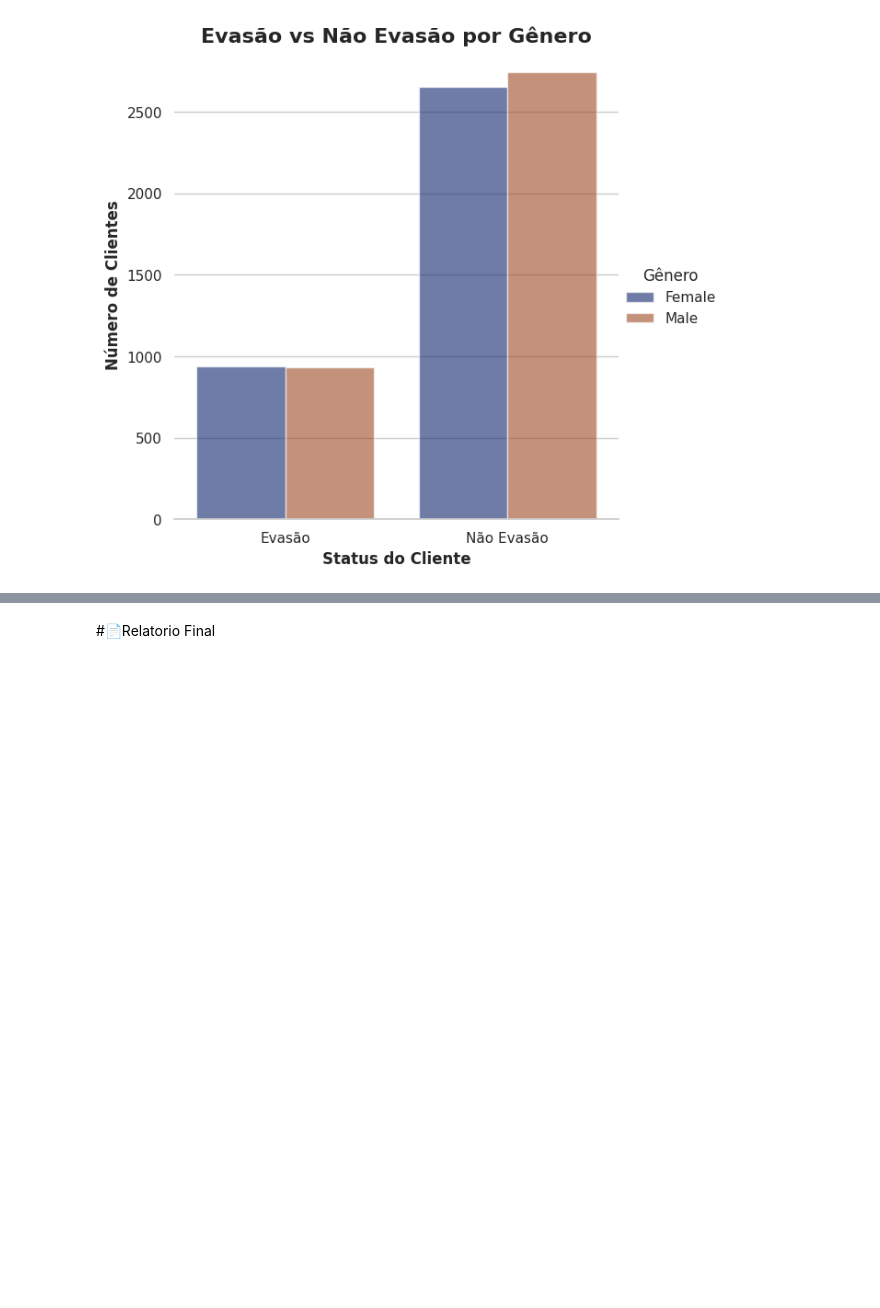
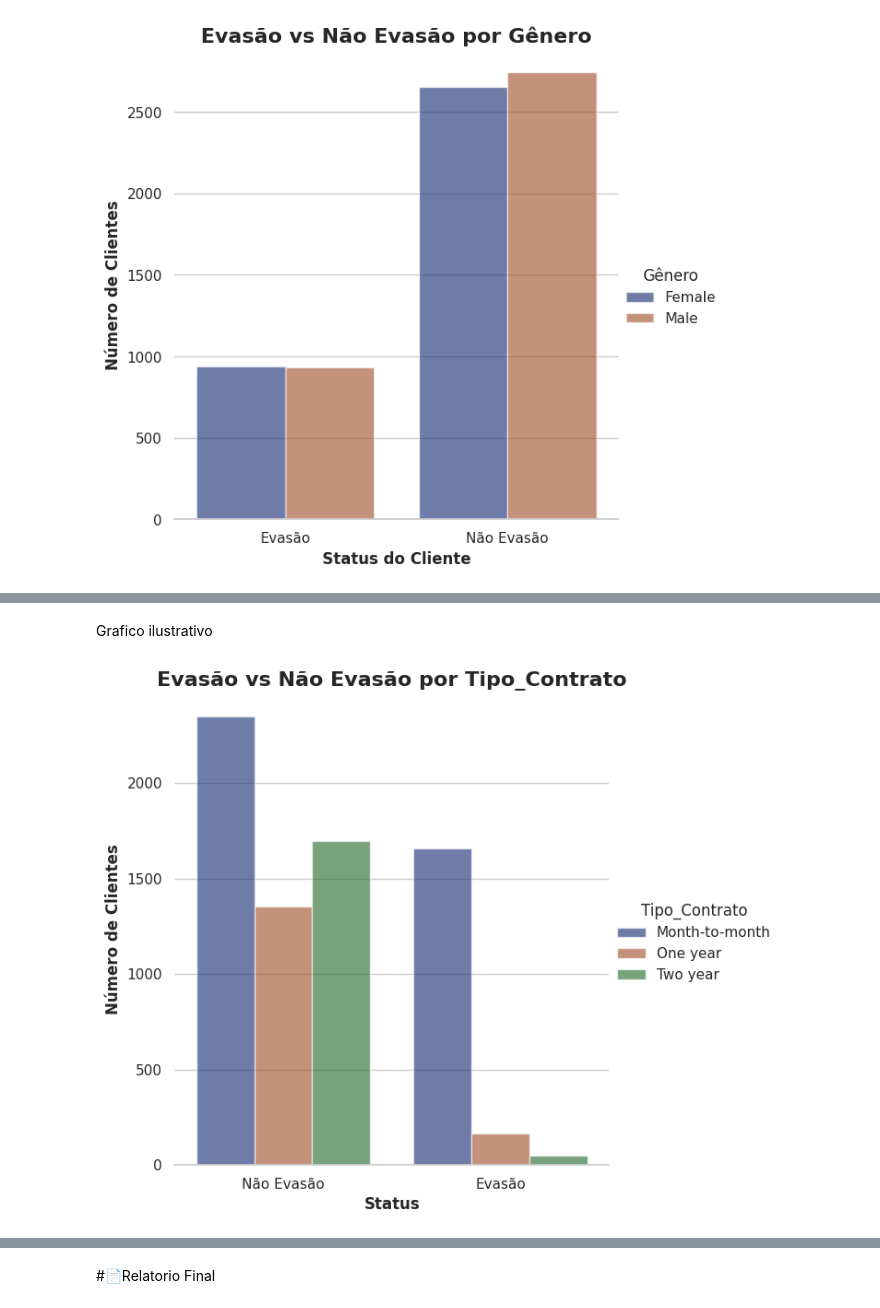
Before and after one commit to Enoque12/Analise_TelecomX_Challenge2, a Jupyter notebook: TelecomX_BR.ipynb, the cells around one changed output, grey strips where cells are left out. Cells and saved outputs as stored; diff of their text form; code cells hidden in the pictures; blank space fills up the shorter version.

Commit message:
graficos, analise de cargas

```diff
--- a/TelecomX_BR.ipynb
+++ b/TelecomX_BR.ipynb
@@ -300,3 +340,6 @@ df_novo['PaperlessBilling'] = df_novo['PaperlessBilling'].astype(int)
+# %%
+for coluna in listaColunasPadronizadas:
+  df_novo[coluna] = converteParaInt(df_novo, coluna)
 # %%
 df_novo.info()
 # %% [output]
@@ -525,0 +603,2 @@ plt.show()
+# %%
+df_tipocontrato = pd.crosstab(df_novo['Tipo_Contrato'], df_novo['Evasao']).reset_index()
@@ -525,0 +609,2 @@ plt.show()
+# %%
+df_tipocontrato.rename(columns={0:'Não_Evasao', 1:'Evasao'}, inplace=True)
@@ -525,0 +613,4 @@ plt.show()
+# %%
+df_tipocontrato = df_tipocontrato.melt(id_vars='Tipo_Contrato',
+                  var_name='Status',
+                  value_name='Contagem')
@@ -525,0 +627,36 @@ plt.show()
+# %% [markdown]
+Grafico ilustrativo
+# %%
+sns.set_theme(style="whitegrid")
+
+# Draw a nested barplot by species and sex
+g = sns.catplot(
+    data=df_tipocontrato,
+    kind="bar",
+    x='Status',
+    y='Contagem',
+    hue='Tipo_Contrato',
+    errorbar="sd",
+    palette="dark",
+    alpha=.6,
+    height=6,
+)
+
+g.legend.set_title("Tipo_Contrato")
+g.despine(left=True)
+g.set_axis_labels(
+    "Status",
+    "Número de Clientes",
+    fontweight='bold'
+)
+g.set_xticklabels(["Não Evasão", "Evasão"])
+plt.title(
+    'Evasão vs Não Evasão por Tipo_Contrato',
+    fontsize=16,
+    fontweight='bold'
+)
+
+
+plt.show()
+# %% [output]
+[figure, added]
```
Also changed, not shown: parts of 43 cells of this notebook.
